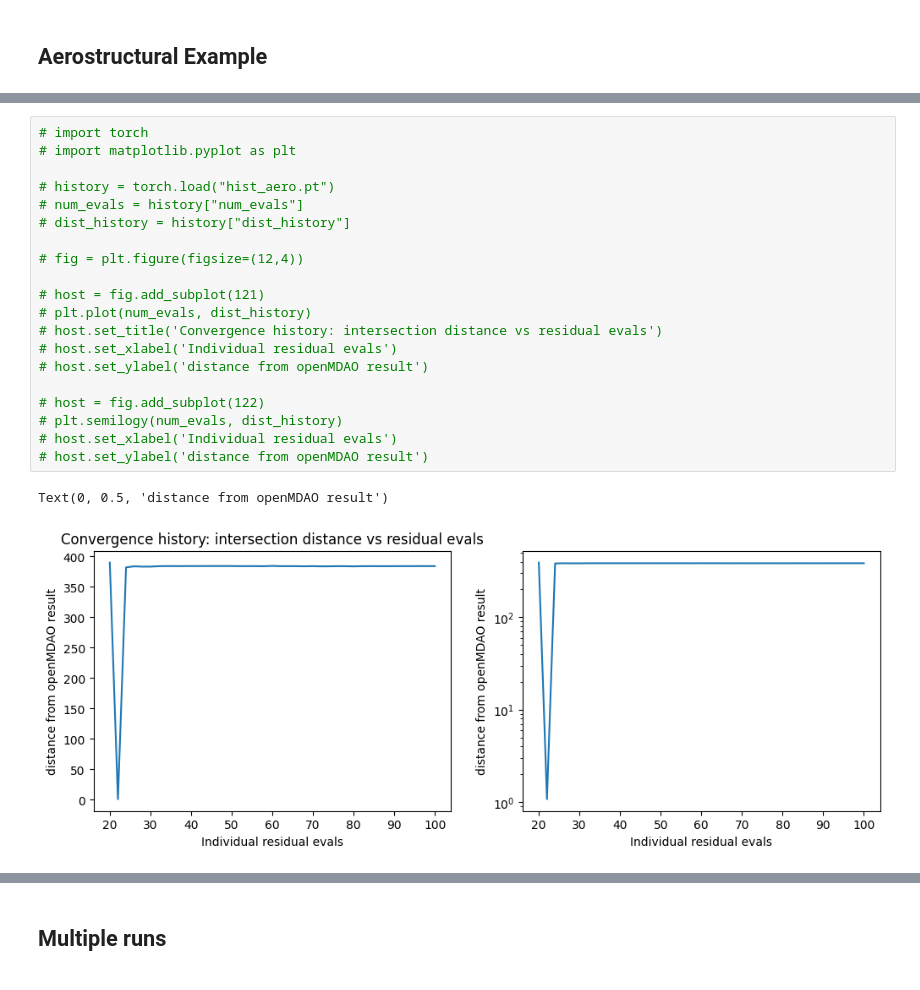
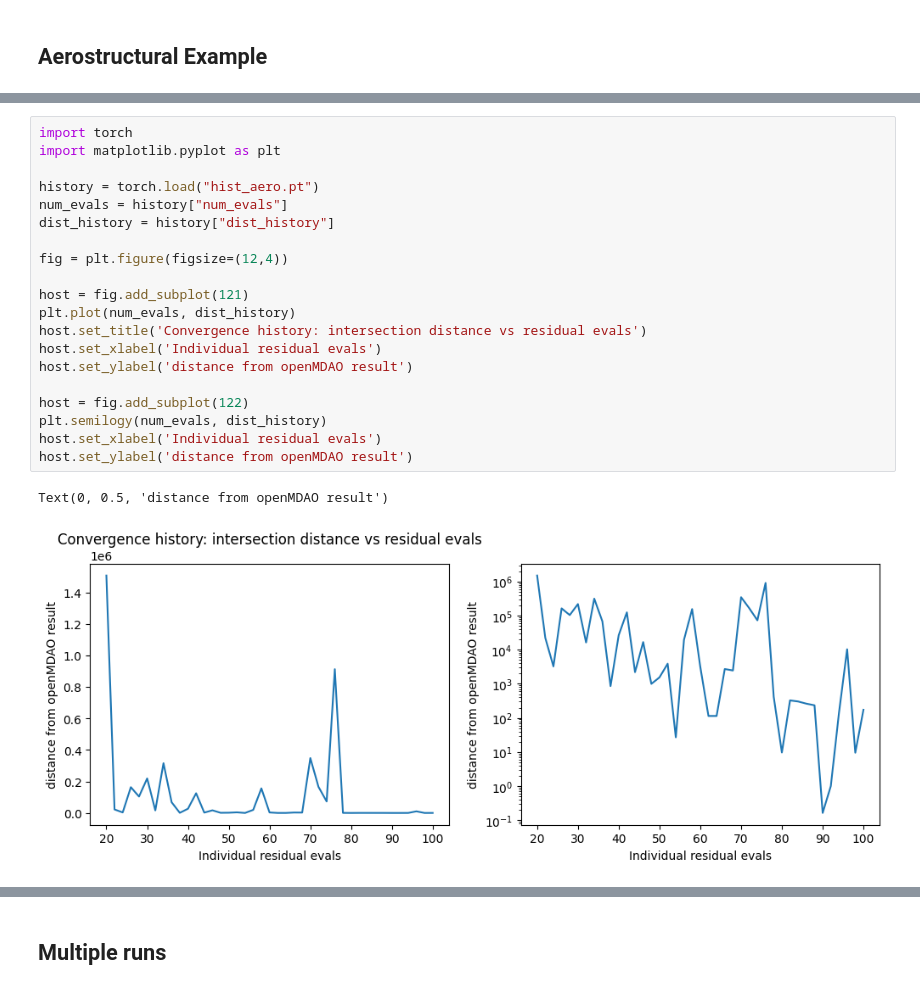
Before and after one commit to csdlpsu/remdo, a Jupyter notebook: active_learning_example.ipynb, the cells around one changed output, grey strips where cells are left out. Drawn from its saved outputs; the diff is of its cells as text.

```diff
--- a/active_learning_example.ipynb
+++ b/active_learning_example.ipynb
@@ -255,26 +256,26 @@ Iter 40
 done
 <gp.TrainedGP at 0x...>
 # %%
-# import torch
-# import matplotlib.pyplot as plt
+import torch
+import matplotlib.pyplot as plt
 
-# history = torch.load("hist_aero.pt")
-# num_evals = history["num_evals"]
-# dist_history = history["dist_history"]
+history = torch.load("hist_aero.pt")
+num_evals = history["num_evals"]
+dist_history = history["dist_history"]
 
-# fig = plt.figure(figsize=(12,4))
+fig = plt.figure(figsize=(12,4))
 
-# host = fig.add_subplot(121)
-# plt.plot(num_evals, dist_history)
-# host.set_title('Convergence history: intersection distance vs residual evals')
-# host.set_xlabel('Individual residual evals')
-# host.set_ylabel('distance from openMDAO result')
+host = fig.add_subplot(121)
+plt.plot(num_evals, dist_history)
+host.set_title('Convergence history: intersection distance vs residual evals')
+host.set_xlabel('Individual residual evals')
+host.set_ylabel('distance from openMDAO result')
 
-# host = fig.add_subplot(122)
-# plt.semilogy(num_evals, dist_history)
-# host.set_xlabel('Individual residual evals')
-# host.set_ylabel('distance from openMDAO result')
+host = fig.add_subplot(122)
+plt.semilogy(num_evals, dist_history)
+host.set_xlabel('Individual residual evals')
+host.set_ylabel('distance from openMDAO result')
 # %% [output]
 Text(0, 0.5, 'distance from openMDAO result')
-[figure, old version]
+[figure, new version]
 # %%
```
Also changed, not shown: parts of 8 cells of this notebook, 4 other files.
